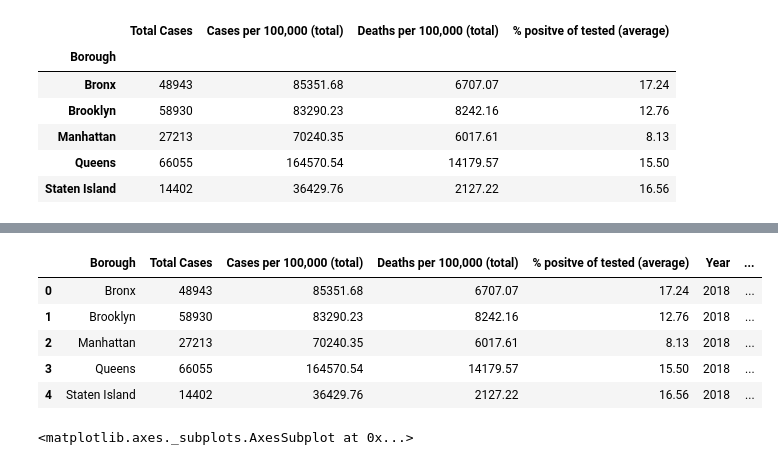
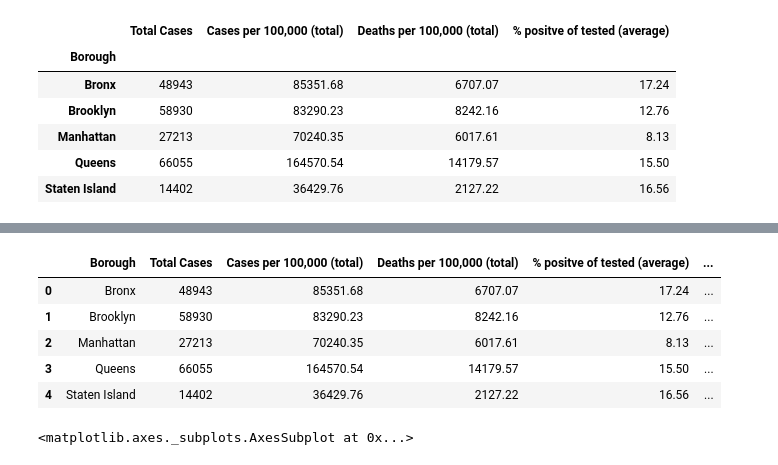
Before and after one commit to AMHlocal/Covid-19-and-NYC-Boroughs, a Jupyter notebook: Data Cleaning (Austin's file).ipynb, the cells around one changed output, grey strips where cells are left out. Cells and saved outputs as stored; diff of their text form; code cells hidden in the pictures.

```diff
--- a/Data Cleaning (Austin's file).ipynb
+++ b/Data Cleaning (Austin's file).ipynb
@@ -99,0 +95,7 @@ final_median.head()
+# %%
+data = {'Borough': ['Bronx', 'Brooklyn', 'Manhattan', 'Queens', 'Staten Island'],
+        'Average Median Household Income': ['38476', '61220', '85066', '69320', '82166']
+       }
+df = pd.DataFrame(data, columns = ['Borough', 'Average Median Household Income'])
+df['Average Median Household Income'] = df['Average Median Household Income'].astype(float)
+df.head()
@@ -101,15 +110,15 @@ final_median.head()
 #Notice how the Data column didn't change to Average Household Income, even tho I renamed it. I didn't think much of it
 #but it ended up becoming a problem when I try to use it to graph bc both Data and Average Household Income aren't defined
 # %%
-final = pd.merge(last_merge , final_median, on = "Borough", how='outer')
+final = pd.merge(last_merge , df, on = "Borough", how='outer')
 final.head()
 # %% [output]
-|  | Borough | Total Cases | Cases per 100,000 (total) | Deaths per 100,000 (total) | % positve of tested (average) | Year | ... |
-| 0 | Bronx | 48943 | 85351.68 | 6707.07 | 17.24 | 2018 | ... |
-| 1 | Brooklyn | 58930 | 83290.23 | 8242.16 | 12.76 | 2018 | ... |
-| 2 | Manhattan | 27213 | 70240.35 | 6017.61 | 8.13 | 2018 | ... |
-| 3 | Queens | 66055 | 164570.54 | 14179.57 | 15.50 | 2018 | ... |
-| 4 | Staten Island | 14402 | 36429.76 | 2127.22 | 16.56 | 2018 | ... |
+|  | Borough | Total Cases | Cases per 100,000 (total) | Deaths per 100,000 (total) | % positve of tested (average) | ... |
+| 0 | Bronx | 48943 | 85351.68 | 6707.07 | 17.24 | ... |
+| 1 | Brooklyn | 58930 | 83290.23 | 8242.16 | 12.76 | ... |
+| 2 | Manhattan | 27213 | 70240.35 | 6017.61 | 8.13 | ... |
+| 3 | Queens | 66055 | 164570.54 | 14179.57 | 15.50 | ... |
+| 4 | Staten Island | 14402 | 36429.76 | 2127.22 | 16.56 | ... |
 # %%
 boro_total_bar = final.plot.bar(x = "Borough", y = "Total Cases")
 boro_total_bar
```
Also changed, not shown: parts of 4 cells of this notebook, 2 other files.
